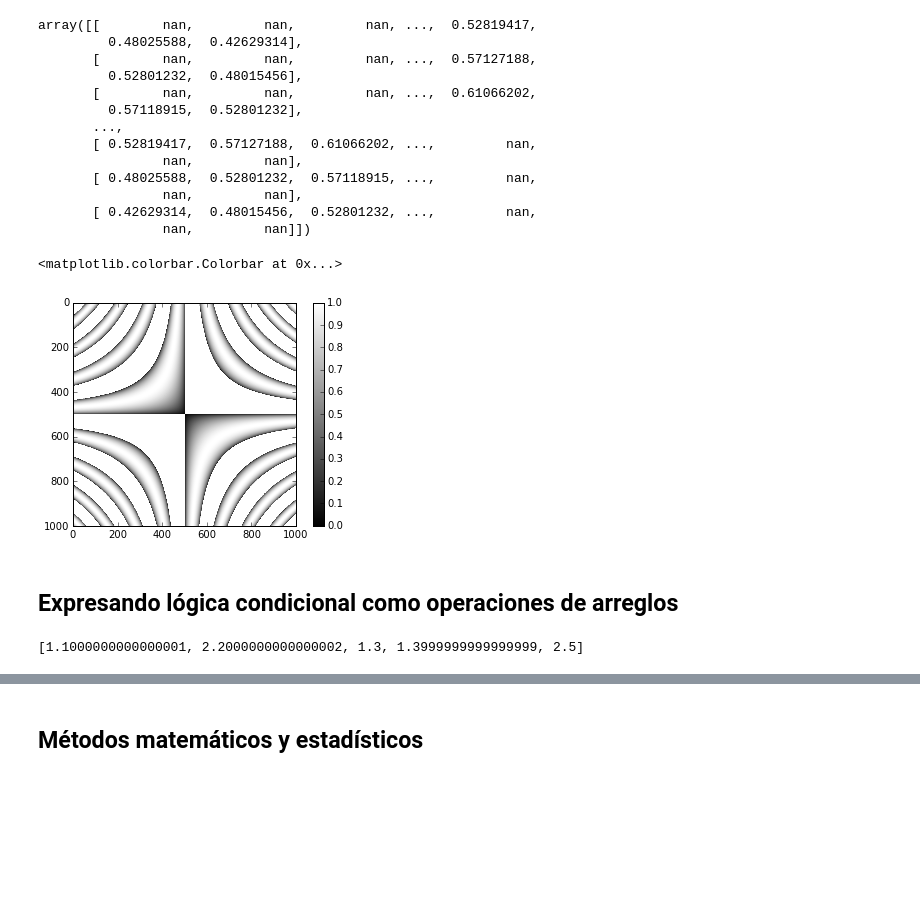
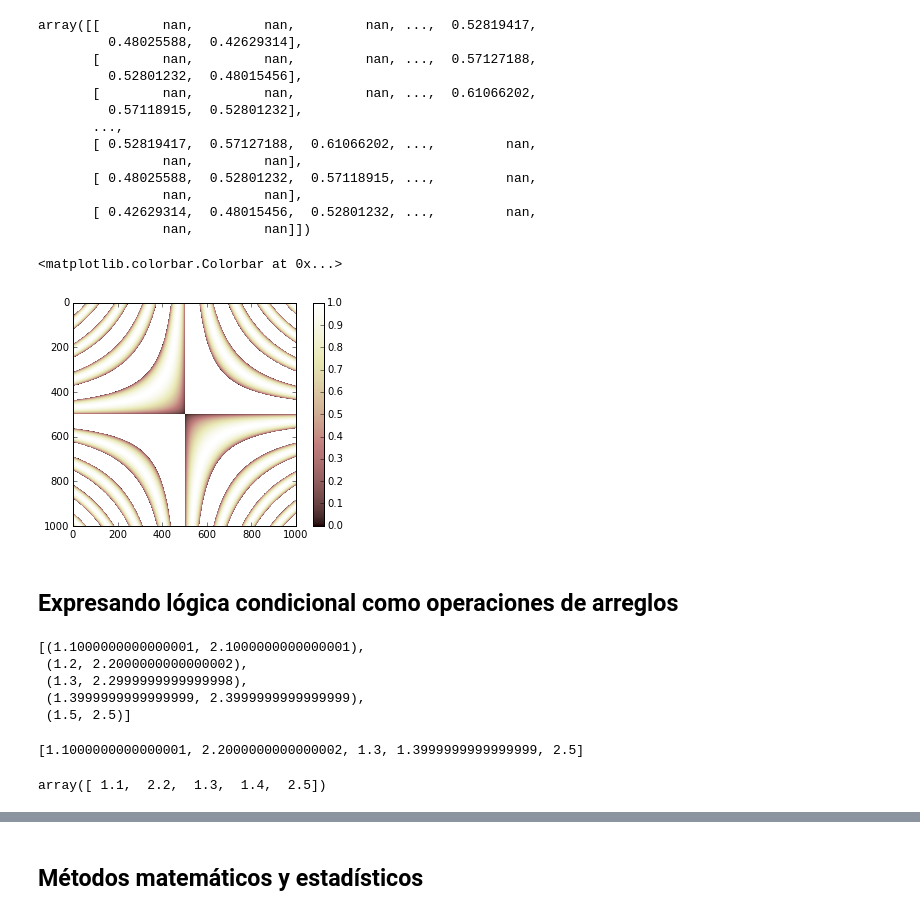
Before and after one commit to fhca/XDB2, a Jupyter notebook: nuevas libretas/Aprendiendo Numpy nuevo.ipynb, the cells around one changed output, grey strips where cells are left out. Saved outputs shown, nothing was run; the diff lists cells and outputs as text; code cells hidden in the pictures; blank space fills up the shorter version.

```diff
--- a/nuevas libretas/Aprendiendo Numpy nuevo.ipynb
+++ b/nuevas libretas/Aprendiendo Numpy nuevo.ipynb
@@ -711,7 +752,7 @@ array([[        nan,         nan,         nan, ...,  0.52819417,
        [ 0.42629314,  0.48015456,  0.52801232, ...,         nan,
                 nan,         nan]])
 # %%
-plt.imshow(z, cmap=plt.cm.gray); plt.colorbar()
+plt.imshow(z, cmap=plt.cm.pink); plt.colorbar()
 # %% [output]
 <matplotlib.colorbar.Colorbar at 0x...>
-[figure, old version]
+[figure, new version]
@@ -718,5 +761,15 @@ plt.imshow(z, cmap=plt.cm.gray); plt.colorbar()
 # %% [markdown]
 ## Expresando lógica condicional como operaciones de arreglos
+# %%
+xarr = np.array([1.1, 1.2, 1.3, 1.4, 1.5])
+yarr = np.array([2.1, 2.2, 2.3, 2.4, 2.5])
+list(zip(xarr, yarr))
+# %% [output]
+[(1.1000000000000001, 2.1000000000000001),
+ (1.2, 2.2000000000000002),
+ (1.3, 2.2999999999999998),
+ (1.3999999999999999, 2.3999999999999999),
+ (1.5, 2.5)]
 # %%
 # si cond[i] = True, escoger xarr[i], de lo contrario, escoger yarr[i]
 
@@ -732,6 +785,9 @@ result
 # %%
 # sol. con where
 result = np.where(cond, xarr, yarr)
+result
+# %% [output]
+array([ 1.1,  2.2,  1.3,  1.4,  2.5])
 # %%
 # reemplazar positivos con 2, y negativos con -2 de una matriz
 
```
Also changed, not shown: parts of 72 cells of this notebook, 27 other files.
